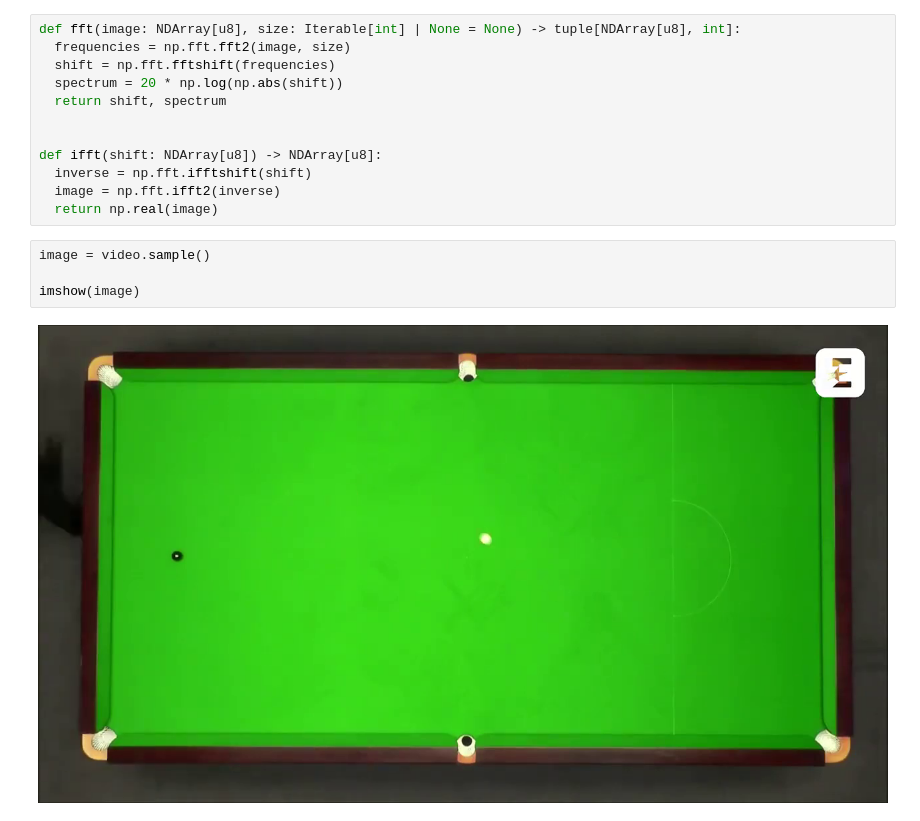
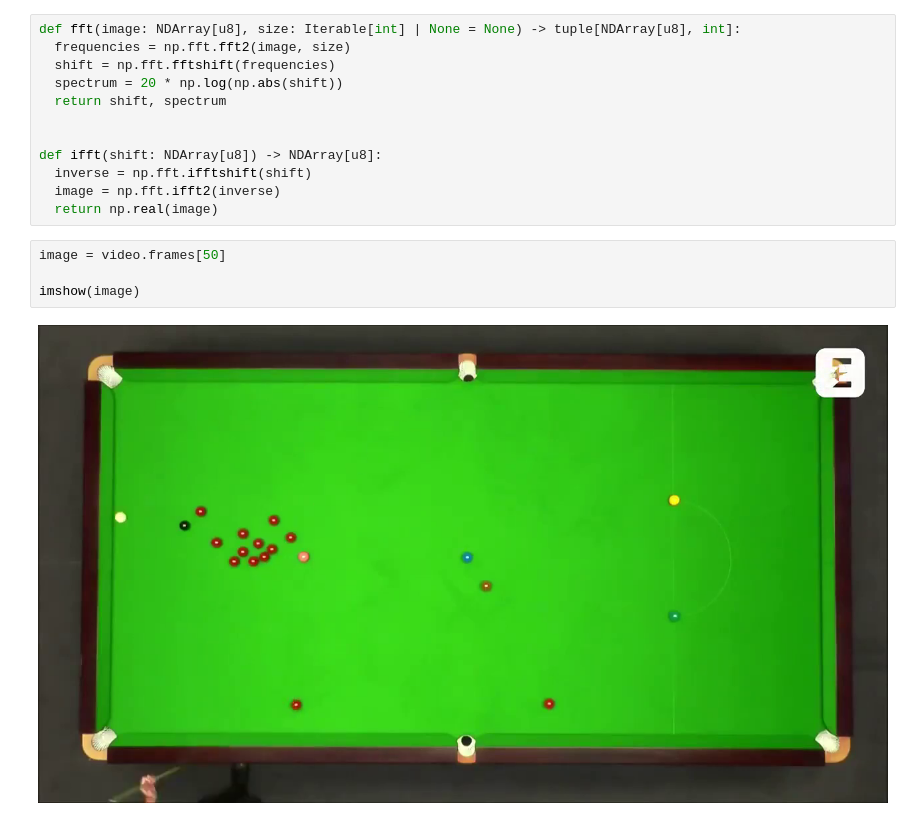
Before and after one commit to Mimikkk/study-master-2023-wk, a Jupyter notebook: project-2-image-description/notebook.ipynb, the cells around one changed output. Saved outputs shown, nothing was run; the diff lists cells and outputs as text.

```diff
--- a/project-2-image-description/notebook.ipynb
+++ b/project-2-image-description/notebook.ipynb
@@ -371,11 +486,11 @@ def ifft(shift: NDArray[u8]) -> NDArray[u8]:
   image = np.fft.ifft2(inverse)
   return np.real(image)
 # %%
-image = video.sample()
+image = video.frames[50]
 
 imshow(image)
 # %% [output]
-[figure, old version]
+[figure, new version]
 # %%
 def create_table_mask(image: NDArray[u8], corners: NDArray[tuple[int, int]]):
   def sorted_corners():
```
Also changed, not shown: parts of 4 cells of this notebook.
